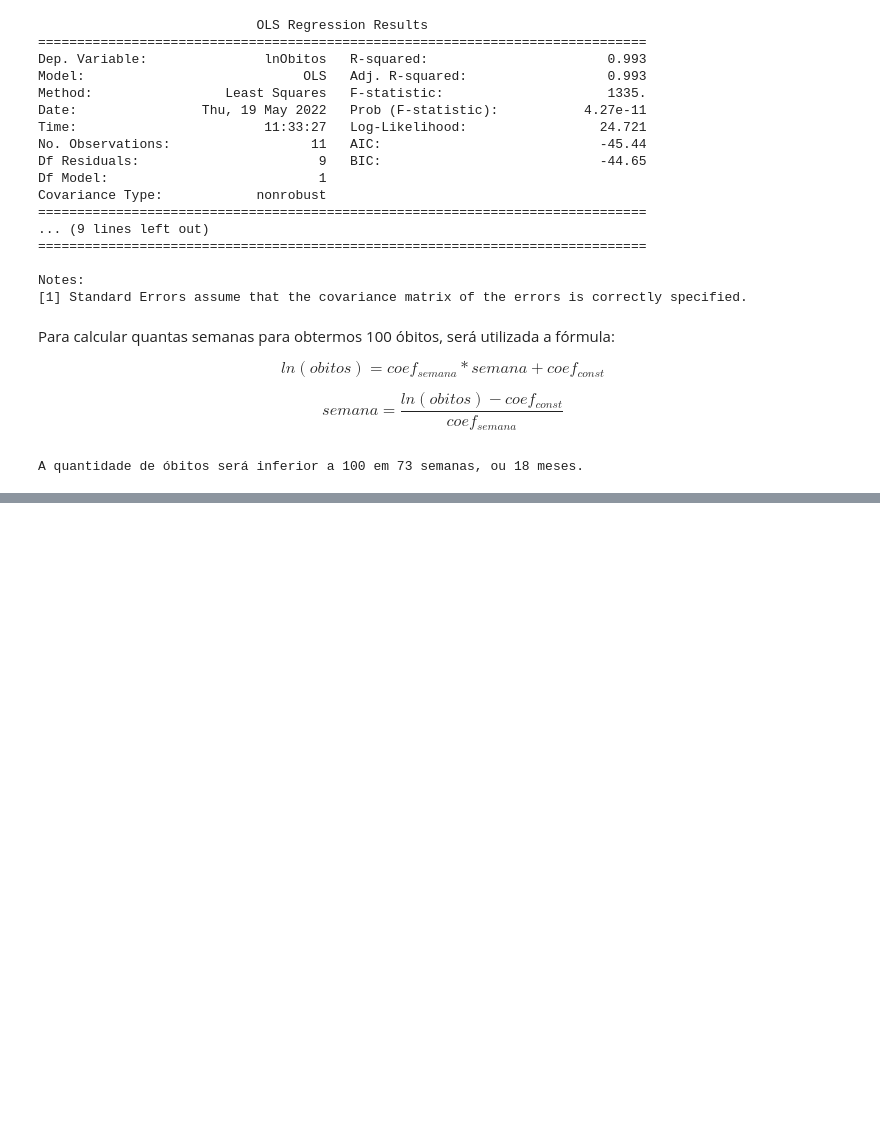
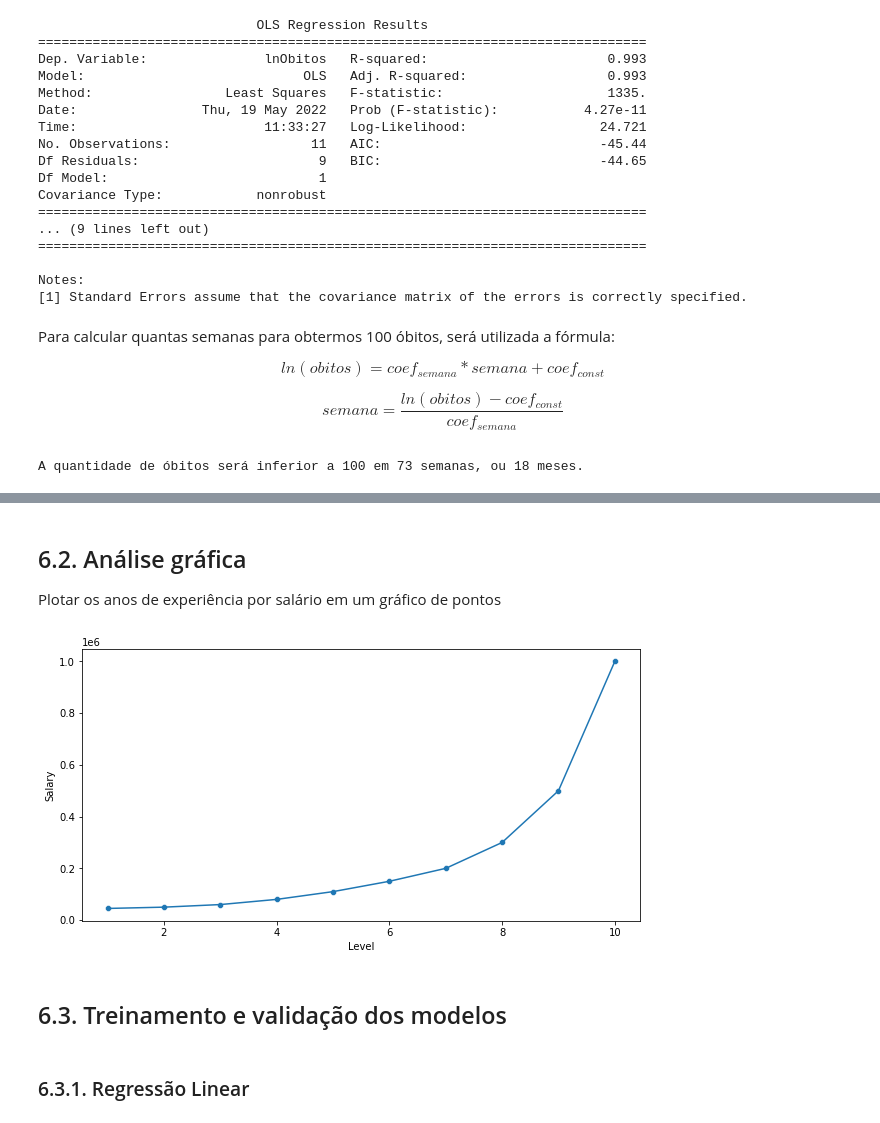
Before and after one commit to bruna-calistrate/Regression-SupervisedModels-Course, a Jupyter notebook: Exercícios.ipynb, the cells around one changed output, grey strips where cells are left out. Cells and saved outputs as stored; diff of their text form; code cells hidden in the pictures; blank space fills up the shorter version.

Commit message:
Regressão não Linear

```diff
--- a/Exercícios.ipynb
+++ b/Exercícios.ipynb
@@ -1437,0 +1452,3 @@ A quantidade de óbitos será inferior a 100 em 73 semanas, ou 18 meses.
+# %%
+df = pd.read_csv('https://s3.us-west-2.amazonaws.com/public.gamelab.fun/dataset/position_salaries.csv')
+df.head()
@@ -1437,0 +1475,12 @@ A quantidade de óbitos será inferior a 100 em 73 semanas, ou 18 meses.
+# %% [markdown]
+## 6.2. Análise gráfica
+Plotar os anos de experiência por salário em um gráfico de pontos
+# %%
+plt.figure(figsize=(10,5))
+sns.lineplot(data=df, x='Level', y='Salary')
+sns.scatterplot(data=df, x='Level', y='Salary')
+plt.show()
+# %% [output]
+[figure, added]
+# %% [markdown]
+## 6.3. Treinamento e validação dos modelos
@@ -1437,0 +1490,2 @@ A quantidade de óbitos será inferior a 100 em 73 semanas, ou 18 meses.
+# %% [markdown]
+### 6.3.1. Regressão Linear
```
Also changed, not shown: parts of 46 cells of this notebook, 1 other file.
